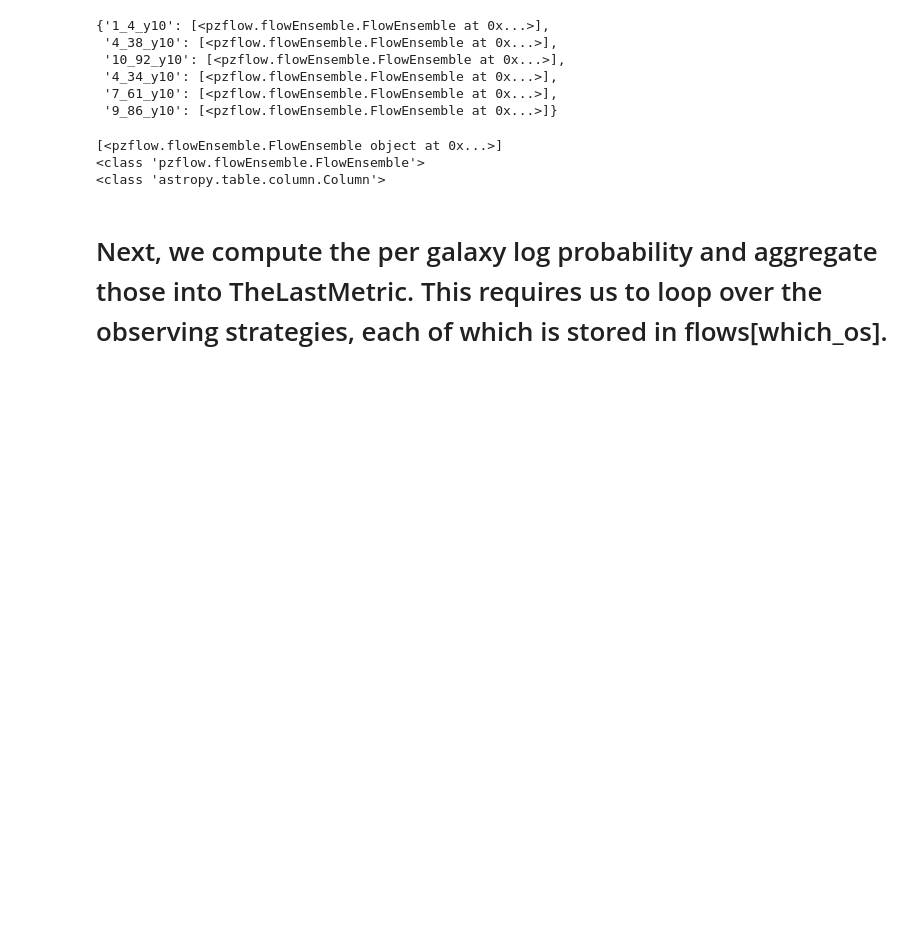
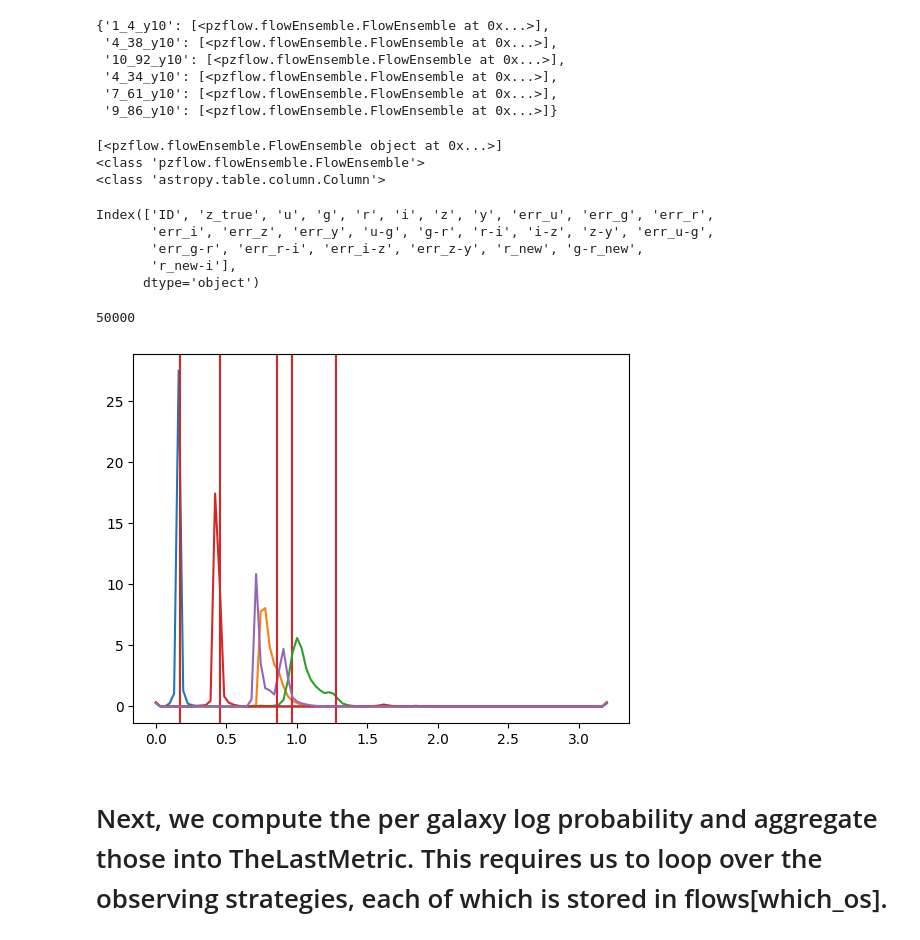
Before and after one commit to Rachel-0420/TLM-Continuous-Data, a Jupyter notebook: Example_TLM.ipynb, the cells around one changed output. Saved outputs shown, nothing was run; the diff lists cells and outputs as text; code cells hidden in the pictures; blank space fills up the shorter version.

```diff
--- a/Example_TLM.ipynb
+++ b/Example_TLM.ipynb
@@ -675,9 +669,35 @@ print(type(phot_cats['9_86_y10']['r_new']))
 <class 'astropy.table.column.Column'>
 # %%
 phot_cats_pandas = phot_cats['9_86_y10'].to_pandas()
+# %%
+print(phot_cats_pandas.columns)
+# %% [output]
+Index(['ID', 'z_true', 'u', 'g', 'r', 'i', 'z', 'y', 'err_u', 'err_g', 'err_r',
+       'err_i', 'err_z', 'err_y', 'u-g', 'g-r', 'r-i', 'i-z', 'z-y', 'err_u-g',
+       'err_g-r', 'err_r-i', 'err_i-z', 'err_z-y', 'r_new', 'g-r_new',
+       'r_new-i'],
+      dtype='object')
 # %%
 grids = jnp.linspace(0, 3.2, 100)
-pdfs = ensembles['9_86_y10'].posterior(phot_cats_pandas, column='z_true', grid = grids)
+pdfs = ensembles['9_86_y10'].posterior(phot_cats_pandas, column='r_new', grid = grids)
+# %%
+print(len(pdfs))
+# %% [output]
+50000
+# %%
+for i in range(5):
+  plt.plot(grids, pdfs[i], label="Redshift posterior")
+
+  ztrue = phot_cats_pandas["z_true"][i]
+  plt.axvline(ztrue, c="C3", label="True redshift")
+
+  xlabel="redshift",
+
+
+
+plt.show()
+# %% [output]
+[figure, added]
 # %%
 # fig, ax = plt.subplots(figsize=(6, 4.25), dpi=100)
 
```
Also changed, not shown: parts of 2 cells of this notebook.
